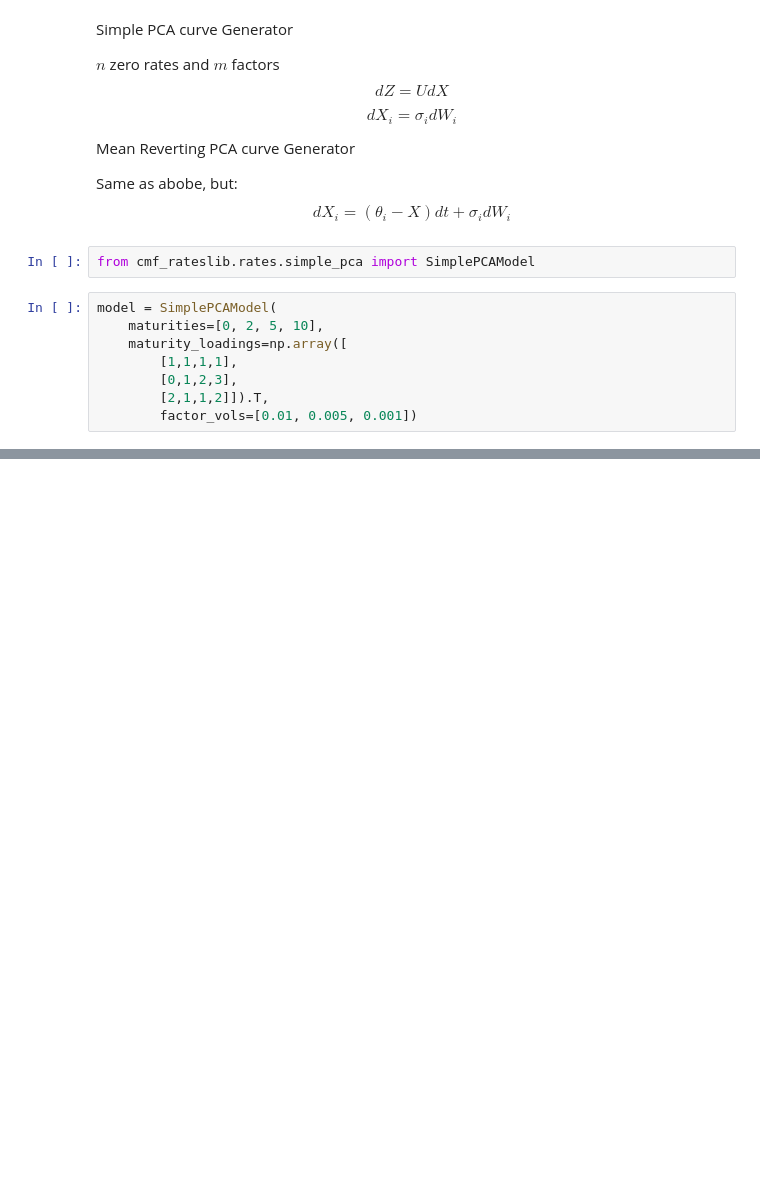
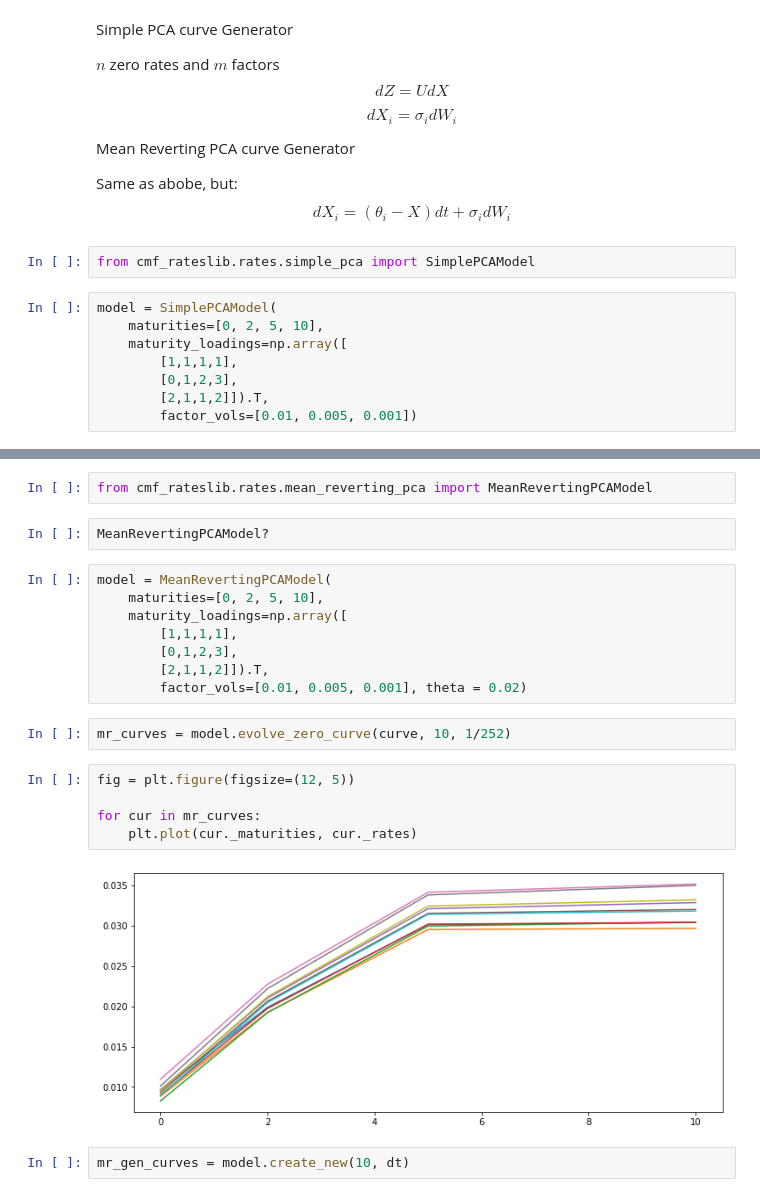
Before and after one commit to Center-for-Mathematical-Finance/cmf_rateslib, a Jupyter notebook: notebooks/Main.ipynb, the cells around one changed output, grey strips where cells are left out. Drawn from its saved outputs; the diff is of its cells as text; blank space fills up the shorter version.

```diff
--- a/notebooks/Main.ipynb
+++ b/notebooks/Main.ipynb
@@ -102,0 +160,23 @@ np.array([[2,2,2], [3,3,3]]).T * np.array([2,2])
+# %%
+from cmf_rateslib.rates.mean_reverting_pca import MeanRevertingPCAModel
+# %%
+MeanRevertingPCAModel?
+# %%
+model = MeanRevertingPCAModel(
+    maturities=[0, 2, 5, 10],
+    maturity_loadings=np.array([
+        [1,1,1,1],
+        [0,1,2,3],
+        [2,1,1,2]]).T,
+        factor_vols=[0.01, 0.005, 0.001], theta = 0.02)
+# %%
+mr_curves = model.evolve_zero_curve(curve, 10, 1/252)
+# %%
+fig = plt.figure(figsize=(12, 5))
+
+for cur in mr_curves:
+    plt.plot(cur._maturities, cur._rates)
+# %% [output]
+[figure, added]
+# %%
+mr_gen_curves = model.create_new(10, dt)
```
Also changed, not shown: parts of 26 cells of this notebook.
